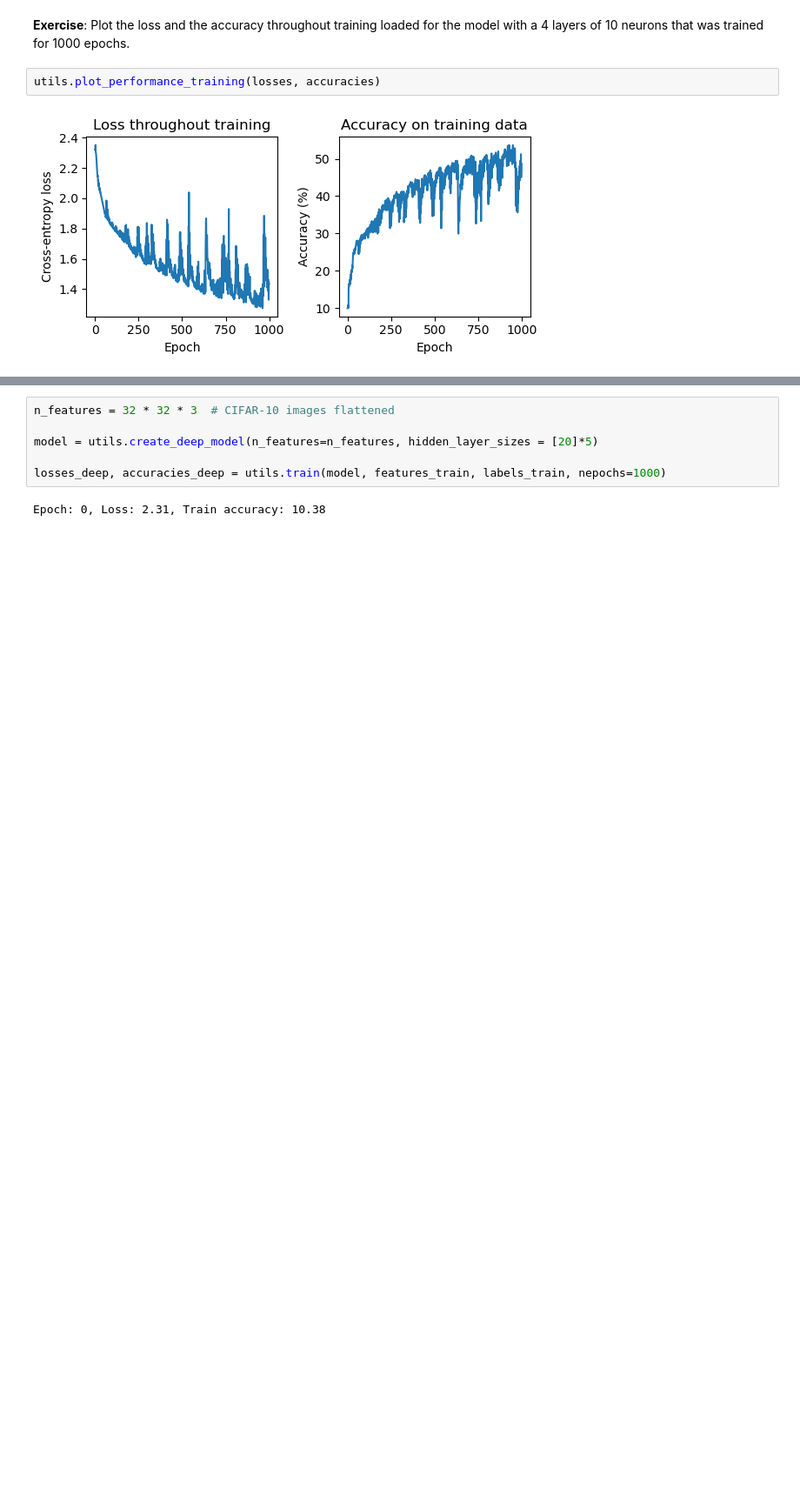
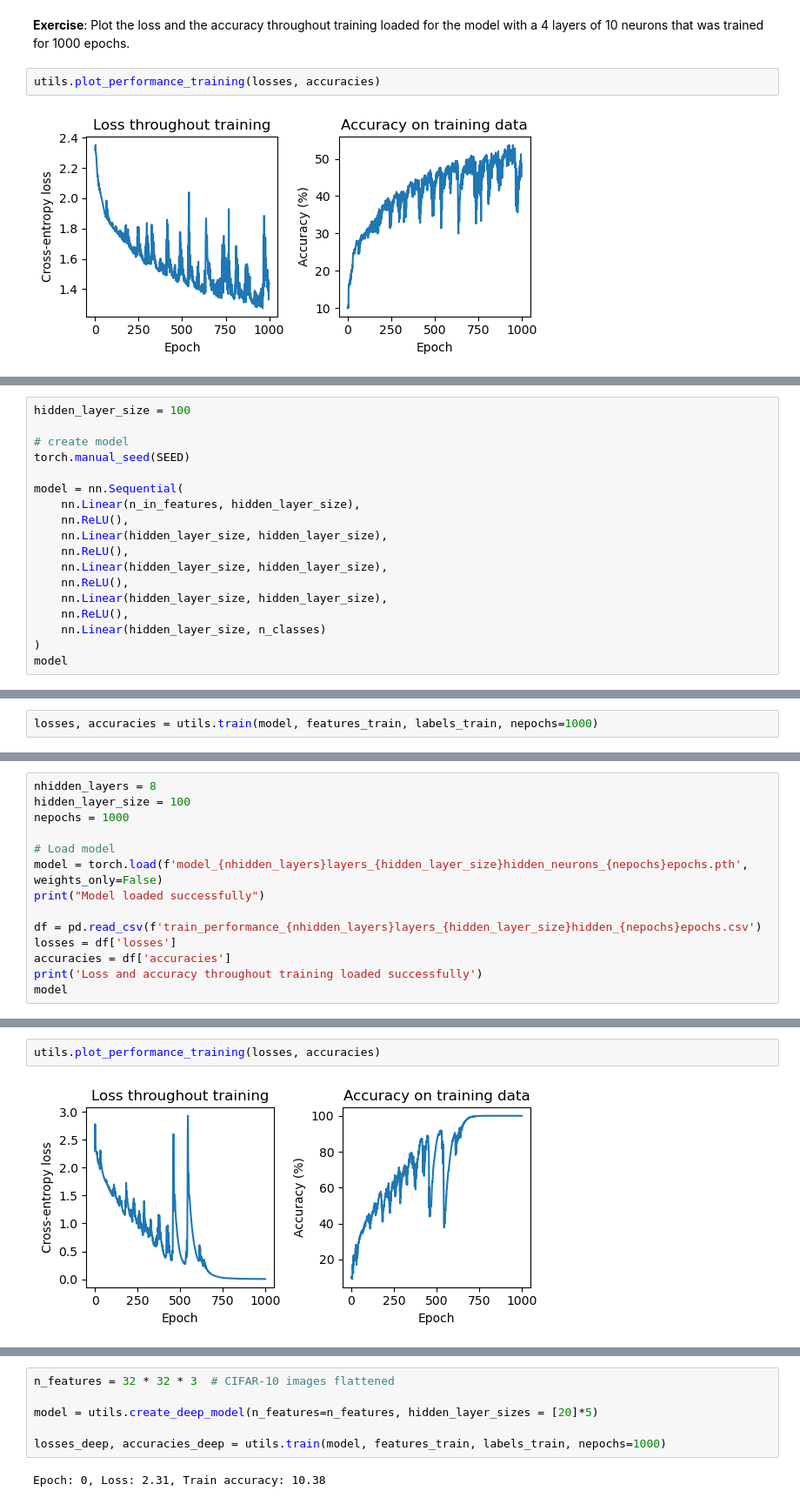
Before and after one commit to atleer/intro-to-deep-learning-dev, a Jupyter notebook: Day02/05_depth_vs_width_of_networks/index.ipynb, the cells around one changed output, grey strips where cells are left out. Shown at 87% size. Cells and saved outputs as stored; diff of their text form; blank space fills up the shorter version.

```diff
--- a/Day02/05_depth_vs_width_of_networks/index.ipynb
+++ b/Day02/05_depth_vs_width_of_networks/index.ipynb
@@ -465,0 +545,18 @@ The model with 4 layers trained over 1000 epochs reached an even higher train ac
+# %%
+hidden_layer_size = 100
+
+# create model
+torch.manual_seed(SEED)
+
+model = nn.Sequential(
+    nn.Linear(n_in_features, hidden_layer_size),
+    nn.ReLU(),
+    nn.Linear(hidden_layer_size, hidden_layer_size),
+    nn.ReLU(),
+    nn.Linear(hidden_layer_size, hidden_layer_size),
+    nn.ReLU(),
+    nn.Linear(hidden_layer_size, hidden_layer_size),
+    nn.ReLU(),
+    nn.Linear(hidden_layer_size, n_classes)
+)
+model
@@ -465,0 +575,2 @@ The model with 4 layers trained over 1000 epochs reached an even higher train ac
+# %%
+losses, accuracies = utils.train(model, features_train, labels_train, nepochs=1000)
@@ -465,0 +601,14 @@ The model with 4 layers trained over 1000 epochs reached an even higher train ac
+# %%
+nhidden_layers = 8
+hidden_layer_size = 100
+nepochs = 1000
+
+# Load model
+model = torch.load(f'model_{nhidden_layers}layers_{hidden_layer_size}hidden_neurons_{nepochs}epochs.pth', weights_only=False)
+print("Model loaded successfully")
+
+df = pd.read_csv(f'train_performance_{nhidden_layers}layers_{hidden_layer_size}hidden_{nepochs}epochs.csv')
+losses = df['losses']
+accuracies = df['accuracies']
+print('Loss and accuracy throughout training loaded successfully')
+model
@@ -465,0 +629,4 @@ The model with 4 layers trained over 1000 epochs reached an even higher train ac
+# %%
+utils.plot_performance_training(losses, accuracies)
+# %% [output]
+[figure, added]
```
Also changed, not shown: parts of 13 cells of this notebook.
